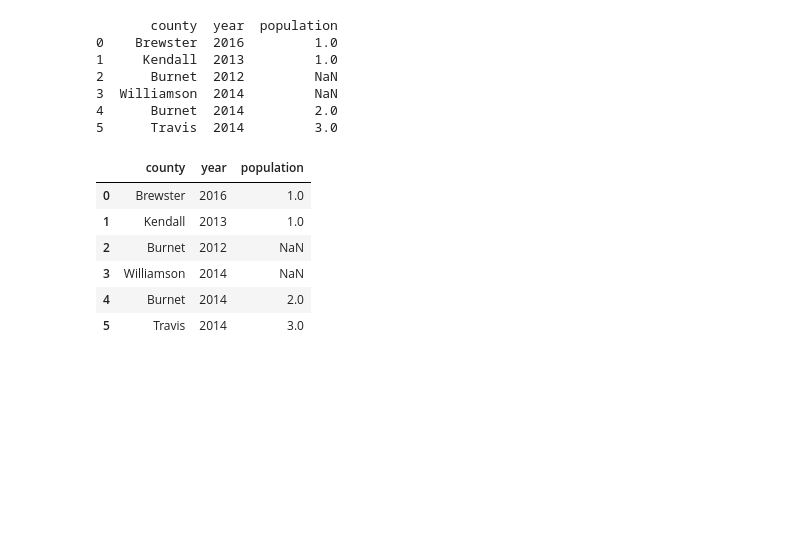
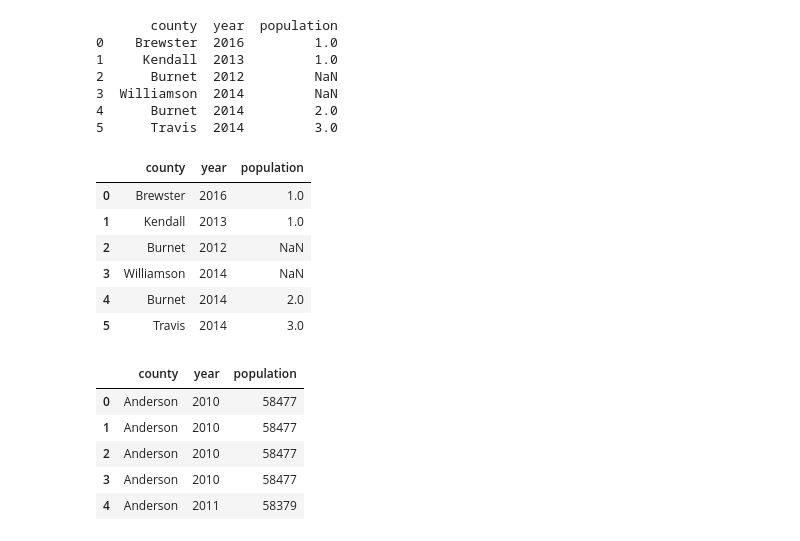
Before and after one commit to KendalHolcombe/KH_Capstone, a Jupyter notebook: Population_Merge.ipynb, the cells around one changed output. Saved outputs shown, nothing was run; the diff lists cells and outputs as text; code cells hidden in the pictures; blank space fills up the shorter version.

```diff
--- a/Population_Merge.ipynb
+++ b/Population_Merge.ipynb
@@ -28,0 +31,9 @@ C
+# %%
+pop_df.head()
+# %% [output]
+|  | county | year | population |
+| 0 | Anderson | 2010 | 58477 |
+| 1 | Anderson | 2010 | 58477 |
+| 2 | Anderson | 2010 | 58477 |
+| 3 | Anderson | 2010 | 58477 |
+| 4 | Anderson | 2011 | 58379 |
```
Also changed, not shown: parts of 9 cells of this notebook, 11 other files.
